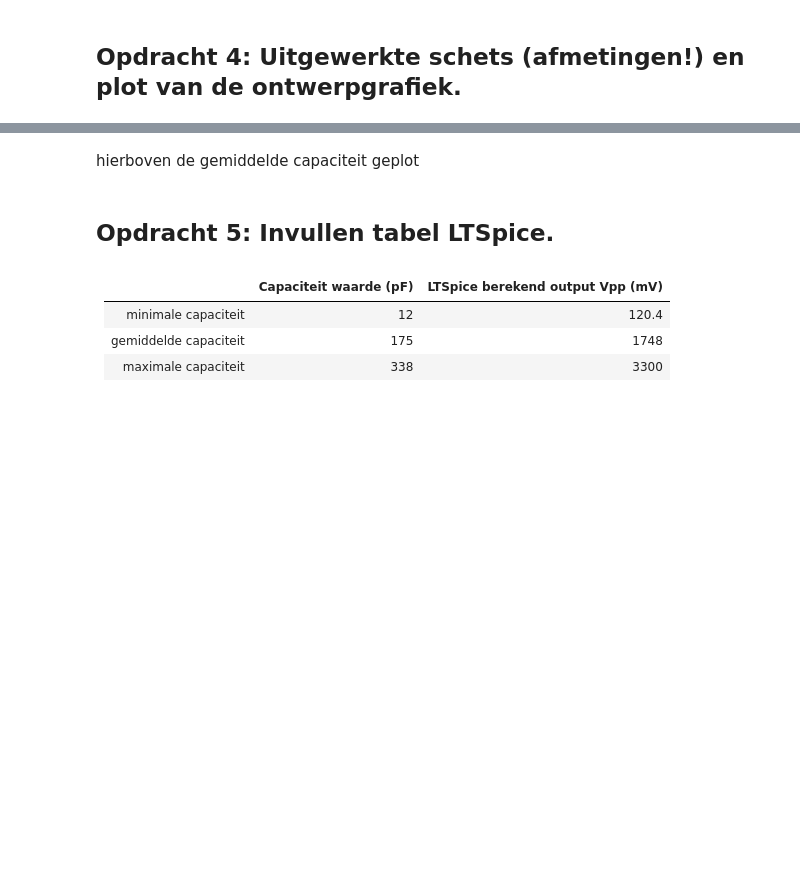
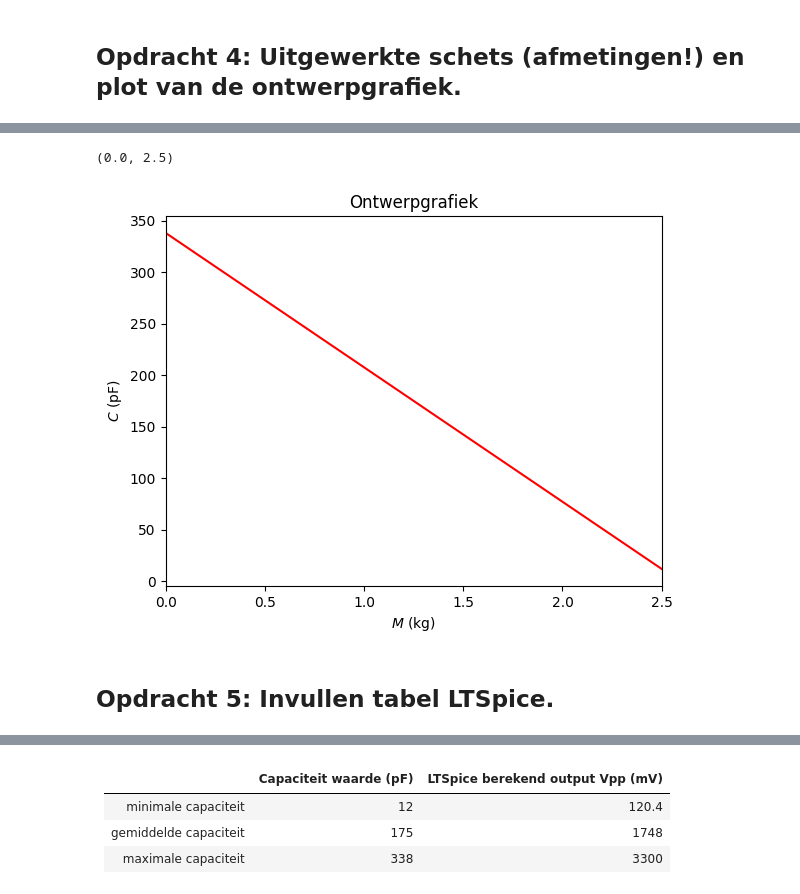
Before and after one commit to DavantePES/Def-D, a Jupyter notebook: FysiekeOntwerpopdrachten/2OntwerpEenSensorCondensator/DEFOntwerpopdracht2OntwerpEenSensorInvulTemplate.ipynb, the cells around one changed output, grey strips where cells are left out. Drawn from its saved outputs; the diff is of its cells as text; code cells hidden in the pictures; blank space fills up the shorter version.

```diff
--- a/FysiekeOntwerpopdrachten/2OntwerpEenSensorCondensator/DEFOntwerpopdracht2OntwerpEenSensorInvulTemplate.ipynb
+++ b/FysiekeOntwerpopdrachten/2OntwerpEenSensorCondensator/DEFOntwerpopdracht2OntwerpEenSensorInvulTemplate.ipynb
@@ -96,12 +97,34 @@ Pas deze tekst aan: Wij gaan een sensor maken die massa meet. (Schets 1)
 # %% [markdown]
 #### Voeg hier een foto van jullie uitgewerkte  schets van de sensor die jullie gaan maken in
 ![uitgewerkte schets](GedetaileerdeSchets.jpeg)
+# %%
+capaciteiten = [12, 338]
+massas = [2.5, 0]
+
+# Het elastiek rekt recht evenredig uit met de kracht op het elastiek. De zwaartekracht is recht evenredig met de massa.
+# Het effectieve oppervlakte van de condensator daalt recht evenredig met de uitrekking van het elastiek en daarmee met de grootte van de massa.
+# De capaciteit van de condensator is recht evenredig met het effectieve oppervlakte van de condensator.
+# Dus de capaciteit van de condensator is recht evenredig met de massa die aan het elastiek hangt.
+
+# De verwachtte verandering van de capaciteit is van 338 pF naar 12 pF,
+# aangezien een massa van 0g overeenkomt met 0 uitrekking van het elastiek en daarmee met het maximale effectieve oppervlakte van de condensator,
+# wat overeenkomt met de gemeten waarde van 338 pF.
+
+# we schatten dat bij een gewicht van 2.5 kg de uitrekking van het elastiek 10 centimeter is, wat overeenkomt met een effectief oppervlakte van 0.
+# Deze punten zijn hieronder geplot.
+
+plt.plot(massas, capaciteiten, 'r')
+plt.ylabel('$C$ (pF)')
+plt.xlabel('$M$ (kg)')
+plt.title('Ontwerpgrafiek')
+plt.xlim(0, 2.5)
+# %% [output]
+(0.0, 2.5)
+[figure, added]
+# %% [markdown]
+## Opdracht 5: Invullen tabel LTSpice.
 # %% [markdown]
 ![uitgewerkte schets](PlotLTSpice.png)
-# %% [markdown]
-hierboven de gemiddelde capaciteit geplot
-# %% [markdown]
-## Opdracht 5: Invullen tabel LTSpice.
 # %% [markdown]
 |         | Capaciteit waarde (pF)  | LTSpice berekend output Vpp (mV)|
 |-------------|-------------:|-------------:|
```
Also changed, not shown: parts of 29 cells of this notebook, 5 other files.
